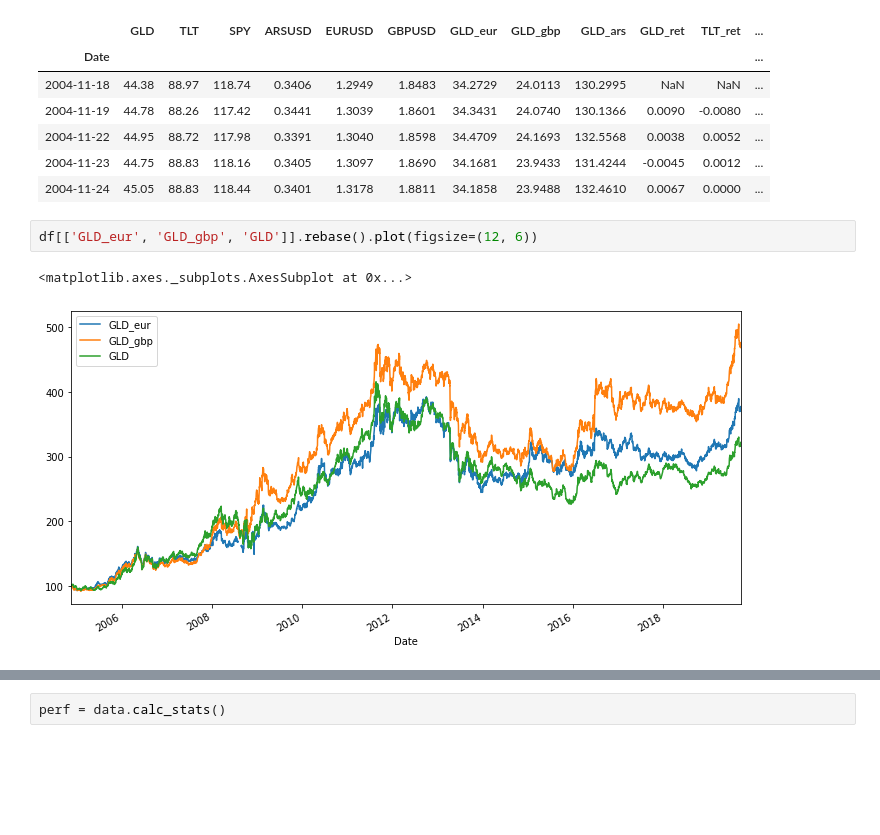
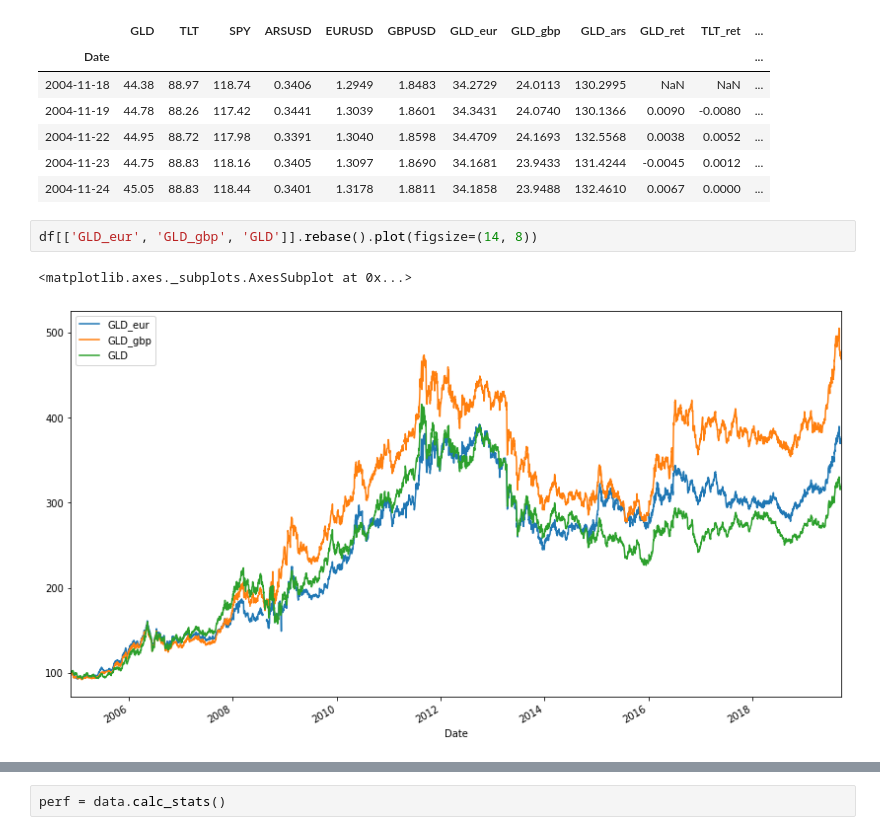
Before and after one commit to challenge-make-strong-soldier/gold_portfolio, a Jupyter notebook: Gold as portfolio hedge.ipynb, the cells around one changed output, grey strips where cells are left out. Saved outputs shown, nothing was run; the diff lists cells and outputs as text; blank space fills up the shorter version.

```diff
--- a/Gold as portfolio hedge.ipynb
+++ b/Gold as portfolio hedge.ipynb
@@ -117,8 +117,8 @@ df.head()
 | 2004-11-23 | 44.75 | 88.83 | 118.16 | 0.3405 | 1.3097 | 1.8690 | 34.1681 | 23.9433 | 131.4244 | -0.0045 | 0.0012 | ... |
 | 2004-11-24 | 45.05 | 88.83 | 118.44 | 0.3401 | 1.3178 | 1.8811 | 34.1858 | 23.9488 | 132.4610 | 0.0067 | 0.0000 | ... |
 # %%
-df[['GLD_eur', 'GLD_gbp', 'GLD']].rebase().plot(figsize=(12, 6))
+df[['GLD_eur', 'GLD_gbp', 'GLD']].rebase().plot(figsize=(14, 8))
 # %% [output]
 <matplotlib.axes._subplots.AxesSubplot at 0x...>
-[figure, old version]
+[figure, new version]
 # %%
```
Also changed, not shown: parts of 27 cells of this notebook.
